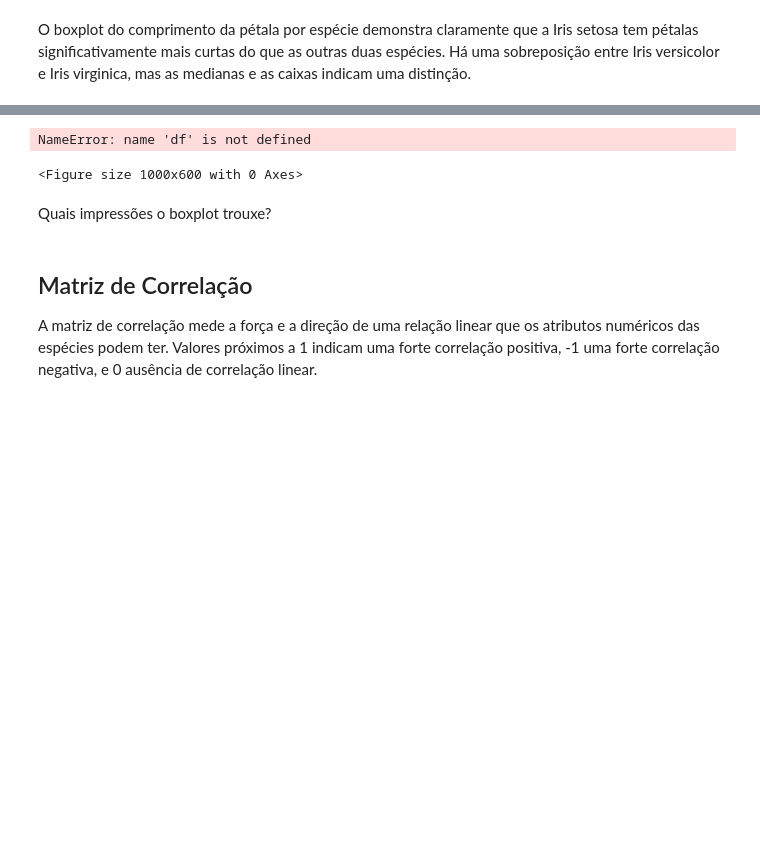
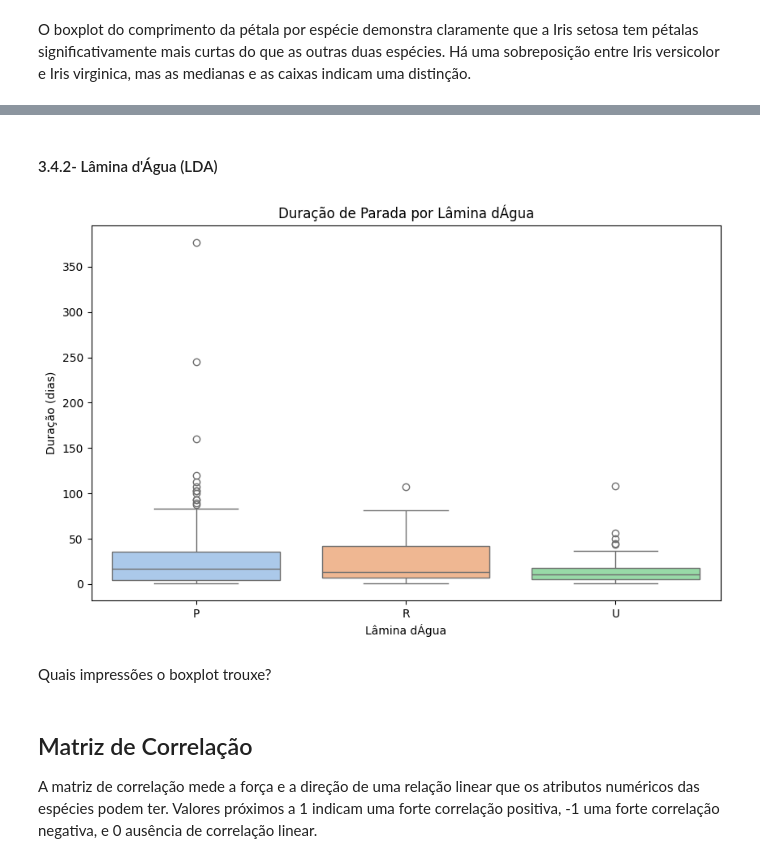
Before and after one commit to LAOLIVEIRA1972/PUC_MVP_AnaliseDados, a Jupyter notebook: mvp_Analise_Dados.ipynb, the cells around one changed output, grey strips where cells are left out. Drawn from its saved outputs; the diff is of its cells as text; code cells hidden in the pictures; blank space fills up the shorter version.

```diff
--- a/mvp_Analise_Dados.ipynb
+++ b/mvp_Analise_Dados.ipynb
@@ -423,14 +417,15 @@ O boxplot do comprimento da pétala por espécie demonstra claramente que a Iris
+# %% [markdown]
+#### 3.4.2-  Lâmina d'Água (LDA)
 # %%
-# Boxplot do comprimento da pétala por espécie
+# Boxplot da duração por Lâmina d'Água
 plt.figure(figsize=(10, 6))
-sns.boxplot(x='species', y='petal width (cm)', data=df)
-plt.title('Largura da Pétala por Espécie')
-plt.xlabel('Espécie')
-plt.ylabel('Largura da Pétala (cm)')
+sns.boxplot(x='LDA', y='DURAÇÃO', hue='LDA', palette='pastel', data=dataset)
+plt.title('Duração de Parada por Lâmina d''Água')
+plt.xlabel('Lâmina d''Água')
+plt.ylabel('Duração (dias)')
 plt.show()
 # %% [output]
-NameError: name 'df' is not defined
-<Figure size 1000x600 with 0 Axes>
+[figure, added]
 # %% [markdown]
 Quais impressões o boxplot trouxe?
 # %% [markdown]
```
Also changed, not shown: parts of 19 cells of this notebook.
